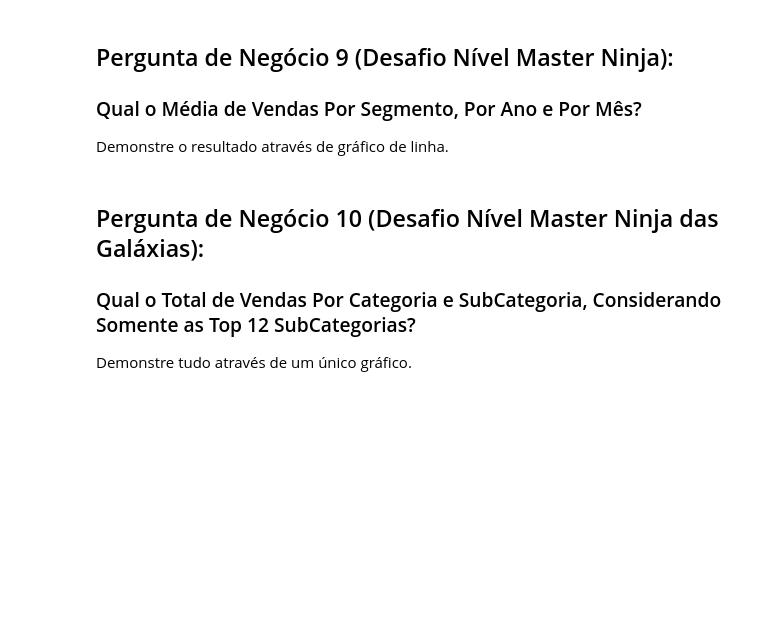
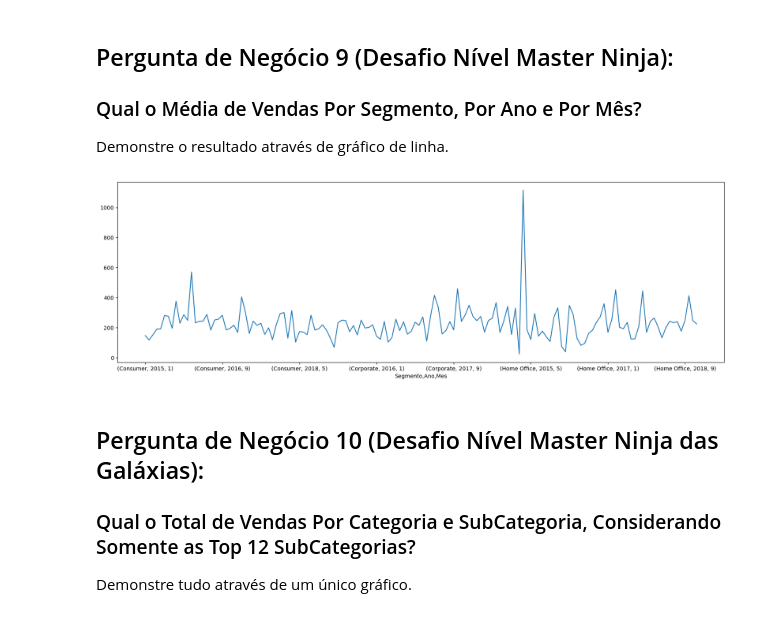
Before and after one commit to lucasqueiros/dsa, a Jupyter notebook: Cap13 - Projeto 2/Projeto2-Perguntas.ipynb, the cells around one changed output. Saved outputs shown, nothing was run; the diff lists cells and outputs as text; code cells hidden in the pictures; blank space fills up the shorter version.

```diff
--- a/Cap13 - Projeto 2/Projeto2-Perguntas.ipynb
+++ b/Cap13 - Projeto 2/Projeto2-Perguntas.ipynb
@@ -274,6 +409,18 @@ Os gestores da empresa estão considerando conceder diferentes faixas de descont
 ### Qual o Média de Vendas Por Segmento, Por Ano e Por Mês?
 
 Demonstre o resultado através de gráfico de linha.
+# %%
+#usando uma copia do df6 que ja tem a coluna ano
+df9 = df6.copy()
+
+#criando a coluna mes e colocando o mes correspondente
+df9['Mes'] = df9['Data_Pedido'].dt.month
+
+#agrupando
+plt.figure(figsize= (20, 6))
+df9 = df9.groupby(['Segmento', 'Ano', 'Mes'])['Valor_Venda'].mean().plot()
+# %% [output]
+[figure, added]
 # %% [markdown]
 ## Pergunta de Negócio 10 (Desafio Nível Master Ninja das Galáxias):
 
```
Also changed, not shown: parts of 24 cells of this notebook.
